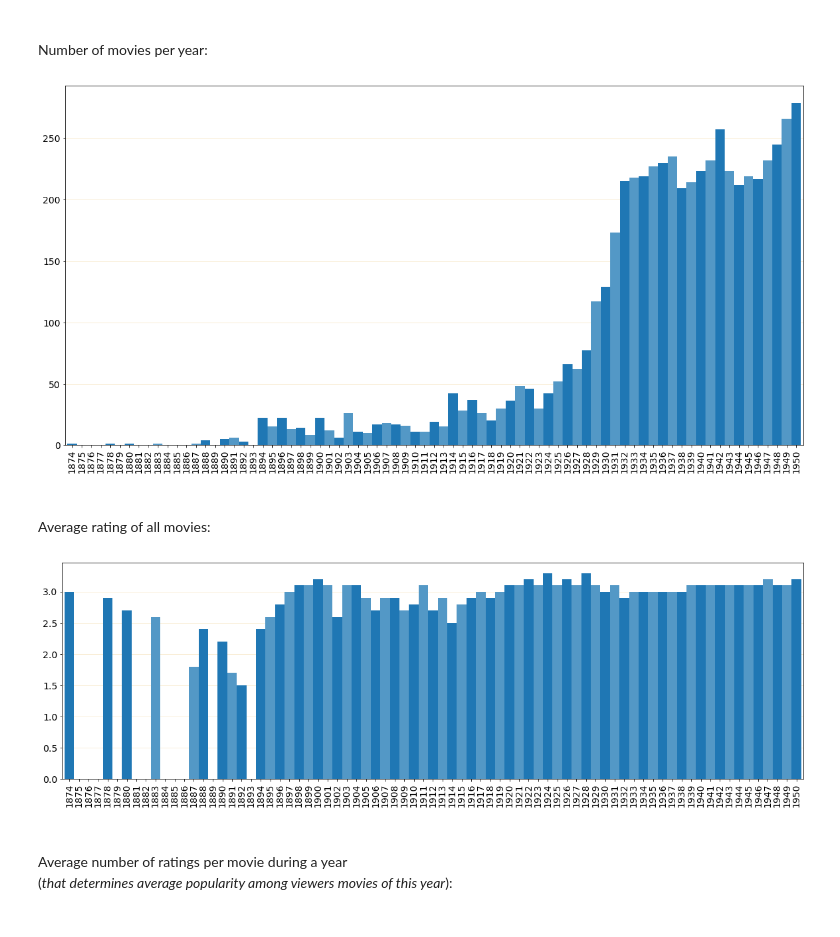
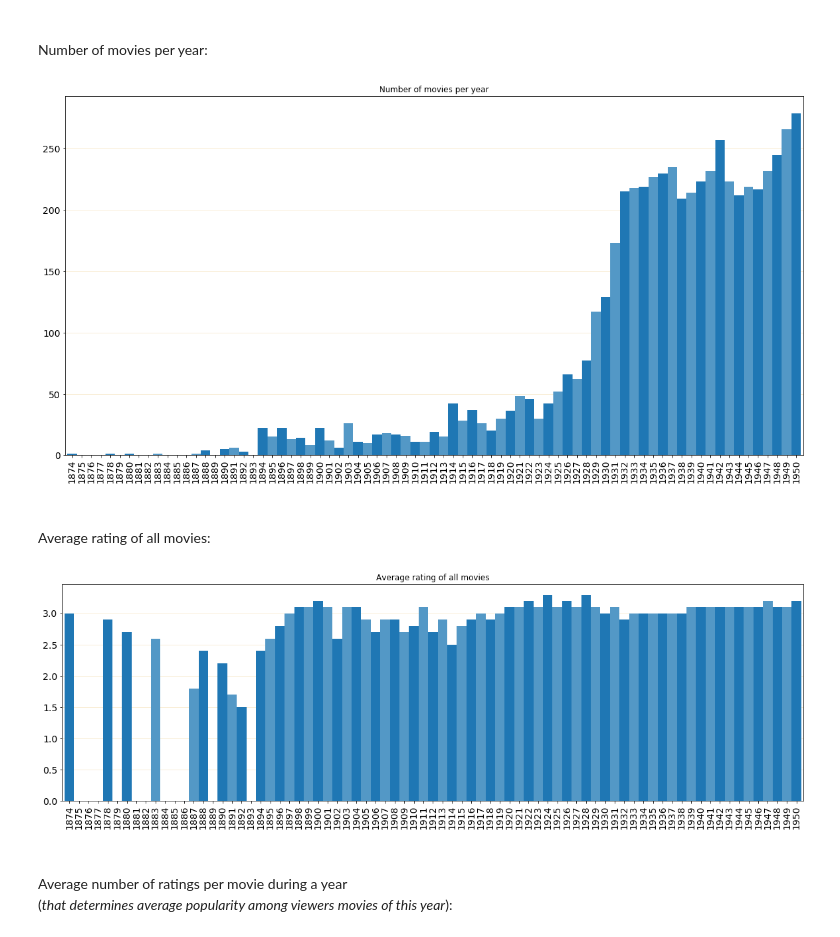
Before and after one commit to Lady3mlnm/analysis_of_different_data, a Jupyter notebook: mini-project_early_movies_(improved).ipynb, the cells around one changed output. Saved outputs shown, nothing was run; the diff lists cells and outputs as text; code cells hidden in the pictures.

```diff
--- a/mini-project_early_movies_(improved).ipynb
+++ b/mini-project_early_movies_(improved).ipynb
@@ -369,20 +369,22 @@ movies_per_year.head()
 Number of movies per year:
 # %%
 movies_per_year['nmb_movies'].plot(kind='bar', width=1, figsize=(20,10),
-                                   color=['#1F77B4', '#5398C6'], fontsize = 14, zorder=10) \
+                                   color=['#1F77B4', '#5398C6'], fontsize = 14, zorder=10,
+                                   title='Number of movies per year') \
                              .yaxis.grid(color='wheat', linewidth=0.5)
 # %% [output]
-[figure, old version]
+[figure, new version]
 # %% [markdown]
 <br>
 
 Average rating of all movies:
 # %%
 movies_per_year['av_rating_per_year'].plot(kind='bar', width=1, figsize=(20,6),
-                                           color=['#1F77B4', '#5398C6'], fontsize = 14, zorder=10) \
+                                           color=['#1F77B4', '#5398C6'], fontsize = 14, zorder=10,
+                                           title='Average rating of all movies') \
                                       .yaxis.grid(color='wheat', linewidth=0.5)
 # %% [output]
-[figure, old version]
+[figure, new version]
 # %% [markdown]
 <br>
 
```
Also changed, not shown: parts of 16 cells of this notebook.
